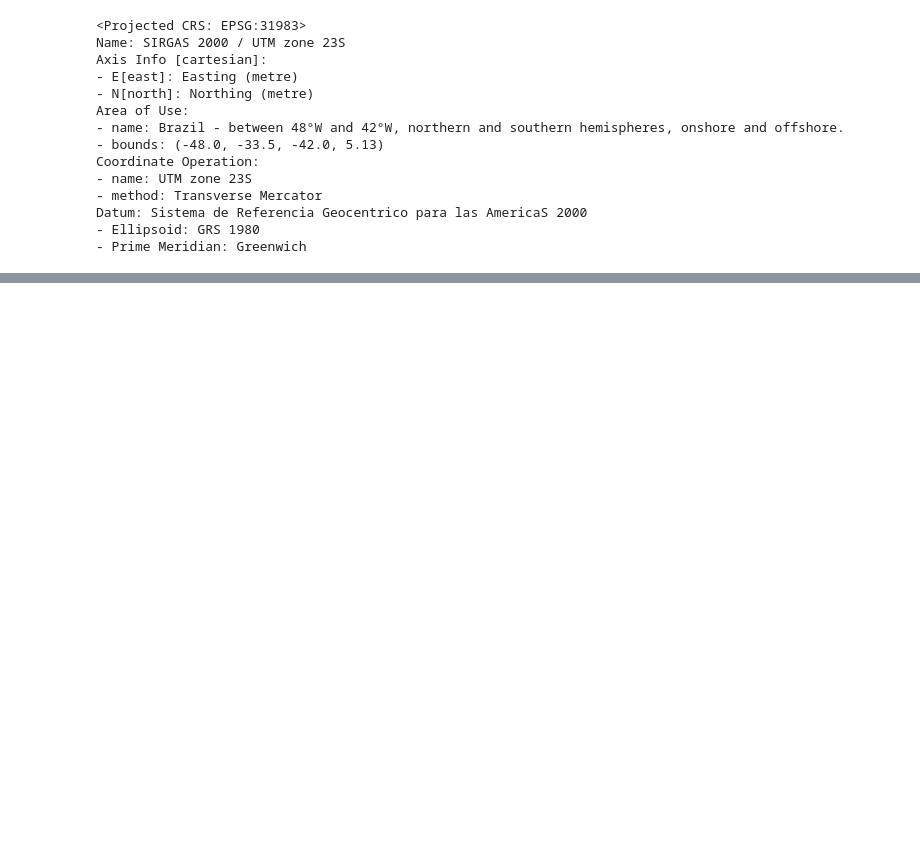
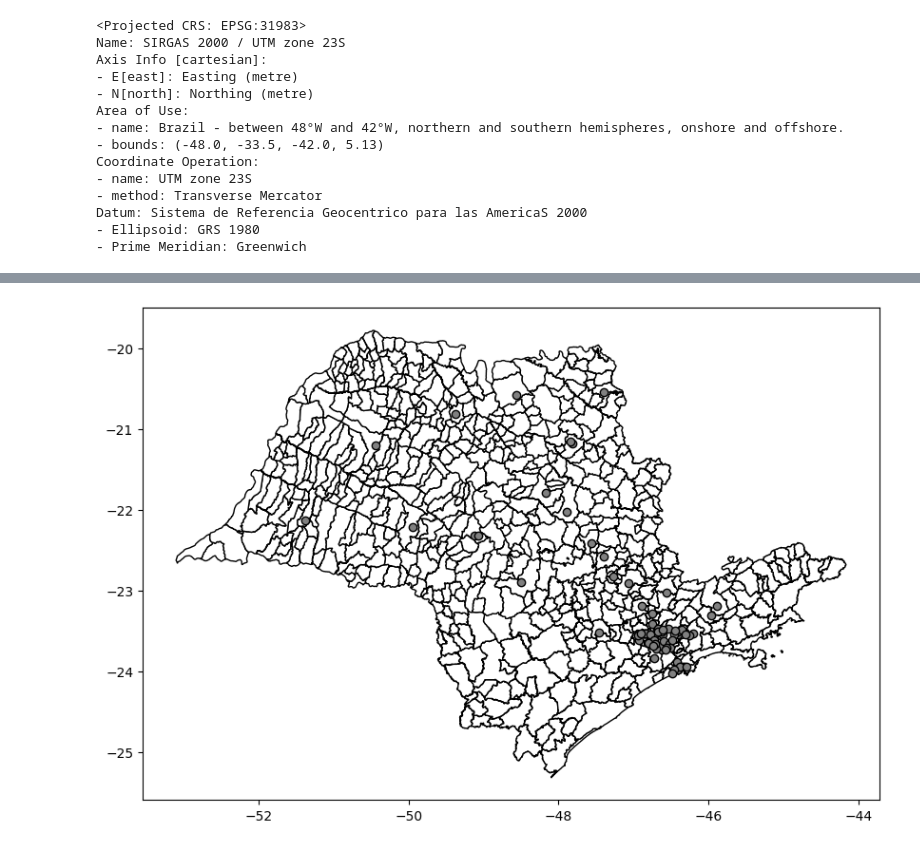
Before and after one commit to RicardoMourao-py/INFORMACOES_GEORREFERENCIADAS, a Jupyter notebook: projeto_infogeo.ipynb, the cells around one changed output, grey strips where cells are left out. Cells and saved outputs as stored; diff of their text form; code cells hidden in the pictures; blank space fills up the shorter version.

```diff
--- a/projeto_infogeo.ipynb
+++ b/projeto_infogeo.ipynb
@@ -98,0 +194,2 @@ Index(['ad_enderec', 'ad_prog', 'ad_site', 'ad_unidade', 'ad_agenda',
+# %%
+cad_unico = gpd.read_file('PPA_OE04_ge203.shp')
@@ -98,0 +212,16 @@ Index(['ad_enderec', 'ad_prog', 'ad_site', 'ad_unidade', 'ad_agenda',
+# %%
+fig, ax = plt.subplots(figsize=(10,8))
+
+# Plotando o mapa dos distritos
+cad_unico.plot(ax=ax, color='white', edgecolor='k')
+
+# Plotando os equipamentos esportivos no mesmo ax
+bom_prato.plot(ax=ax, color='gray', edgecolor='k')
+
+# # Garantindo que ambos os plots usem os mesmos limites de eixos
+# ax.set_xlim(distritos.total_bounds[[0, 2]])  # Definindo limites no eixo x
+# ax.set_ylim(distritos.total_bounds[[1, 3]])  # Definindo limites no eixo y
+
+plt.show()
+# %% [output]
+[figure, added]
```
Also changed, not shown: parts of 15 cells of this notebook.
